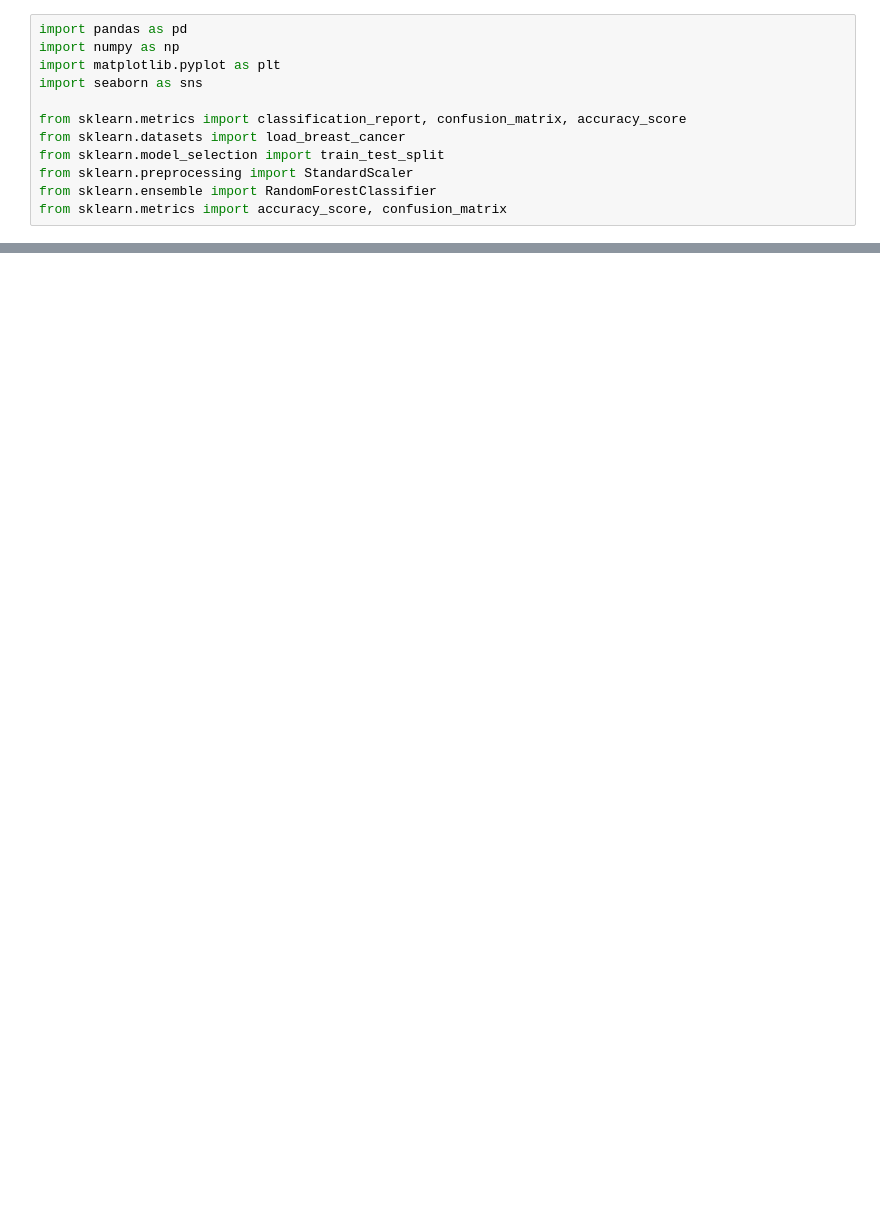
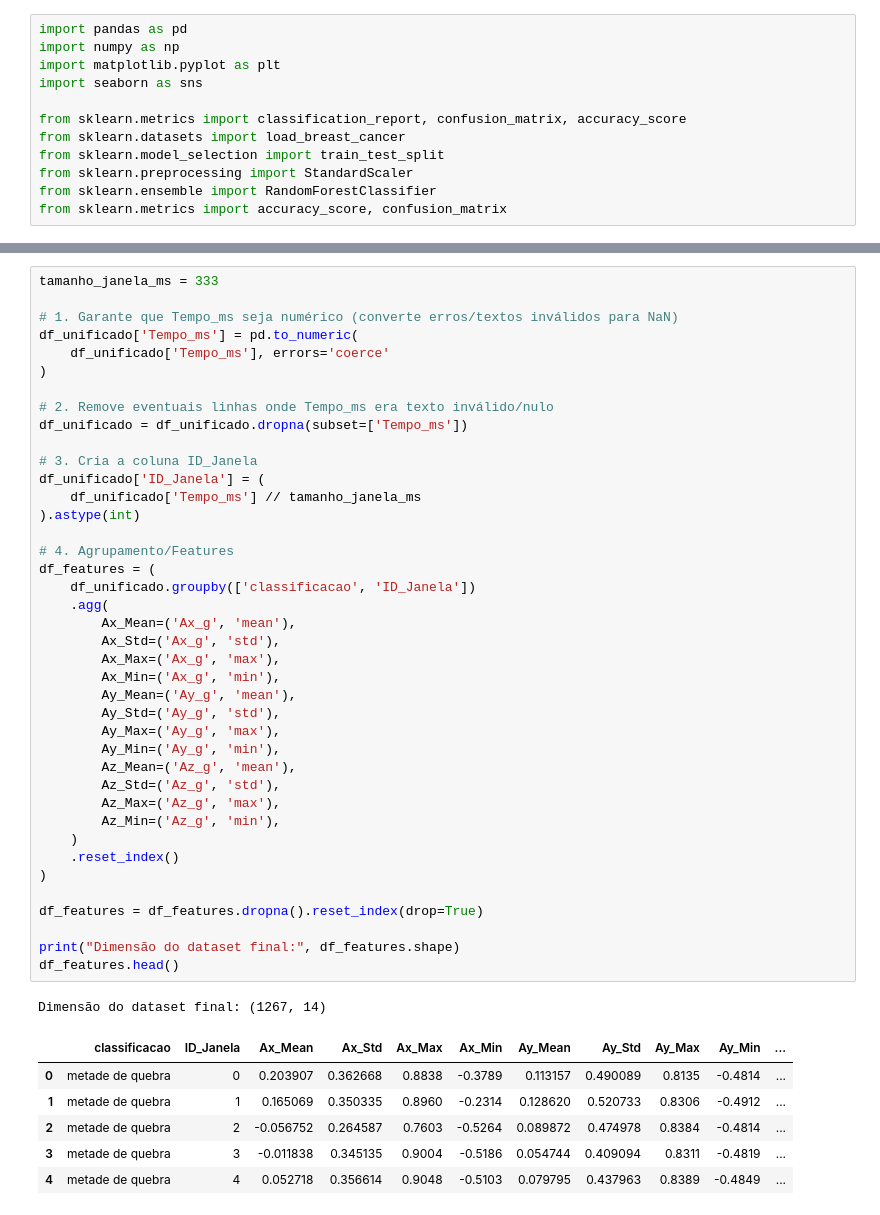
Before and after one commit to veras-project/ml-ceerma, a Jupyter notebook: notebooks/df_gen2.ipynb, the cells around one changed output, grey strips where cells are left out. Cells and saved outputs as stored; diff of their text form; blank space fills up the shorter version.

Commit message:
código final com o novo dataset. ERRO: eficácia de 100%, ainda tem que investigar

```diff
--- a/notebooks/df_gen2.ipynb
+++ b/notebooks/df_gen2.ipynb
@@ -63,0 +202,48 @@ df_semfalha.head()
+# %%
+tamanho_janela_ms = 333
+
+# 1. Garante que Tempo_ms seja numérico (converte erros/textos inválidos para NaN)
+df_unificado['Tempo_ms'] = pd.to_numeric(
+    df_unificado['Tempo_ms'], errors='coerce'
+)
+
+# 2. Remove eventuais linhas onde Tempo_ms era texto inválido/nulo
+df_unificado = df_unificado.dropna(subset=['Tempo_ms'])
+
+# 3. Cria a coluna ID_Janela
+df_unificado['ID_Janela'] = (
+    df_unificado['Tempo_ms'] // tamanho_janela_ms
+).astype(int)
+
+# 4. Agrupamento/Features
+df_features = (
+    df_unificado.groupby(['classificacao', 'ID_Janela'])
+    .agg(
+        Ax_Mean=('Ax_g', 'mean'),
+        Ax_Std=('Ax_g', 'std'),
+        Ax_Max=('Ax_g', 'max'),
+        Ax_Min=('Ax_g', 'min'),
+        Ay_Mean=('Ay_g', 'mean'),
+        Ay_Std=('Ay_g', 'std'),
+        Ay_Max=('Ay_g', 'max'),
+        Ay_Min=('Ay_g', 'min'),
+        Az_Mean=('Az_g', 'mean'),
+        Az_Std=('Az_g', 'std'),
+        Az_Max=('Az_g', 'max'),
+        Az_Min=('Az_g', 'min'),
+    )
+    .reset_index()
+)
+
+df_features = df_features.dropna().reset_index(drop=True)
+
+print("Dimensão do dataset final:", df_features.shape)
+df_features.head()
+# %% [output]
+Dimensão do dataset final: (1267, 14)
+|  | classificacao | ID_Janela | Ax_Mean | Ax_Std | Ax_Max | Ax_Min | Ay_Mean | Ay_Std | Ay_Max | Ay_Min | ... |
+| 0 | metade de quebra | 0 | 0.203907 | 0.362668 | 0.8838 | -0.3789 | 0.113157 | 0.490089 | 0.8135 | -0.4814 | ... |
+| 1 | metade de quebra | 1 | 0.165069 | 0.350335 | 0.8960 | -0.2314 | 0.128620 | 0.520733 | 0.8306 | -0.4912 | ... |
+| 2 | metade de quebra | 2 | -0.056752 | 0.264587 | 0.7603 | -0.5264 | 0.089872 | 0.474978 | 0.8384 | -0.4814 | ... |
+| 3 | metade de quebra | 3 | -0.011838 | 0.345135 | 0.9004 | -0.5186 | 0.054744 | 0.409094 | 0.8311 | -0.4819 | ... |
+| 4 | metade de quebra | 4 | 0.052718 | 0.356614 | 0.9048 | -0.5103 | 0.079795 | 0.437963 | 0.8389 | -0.4849 | ... |
```
Also changed, not shown: parts of 8 cells of this notebook.
